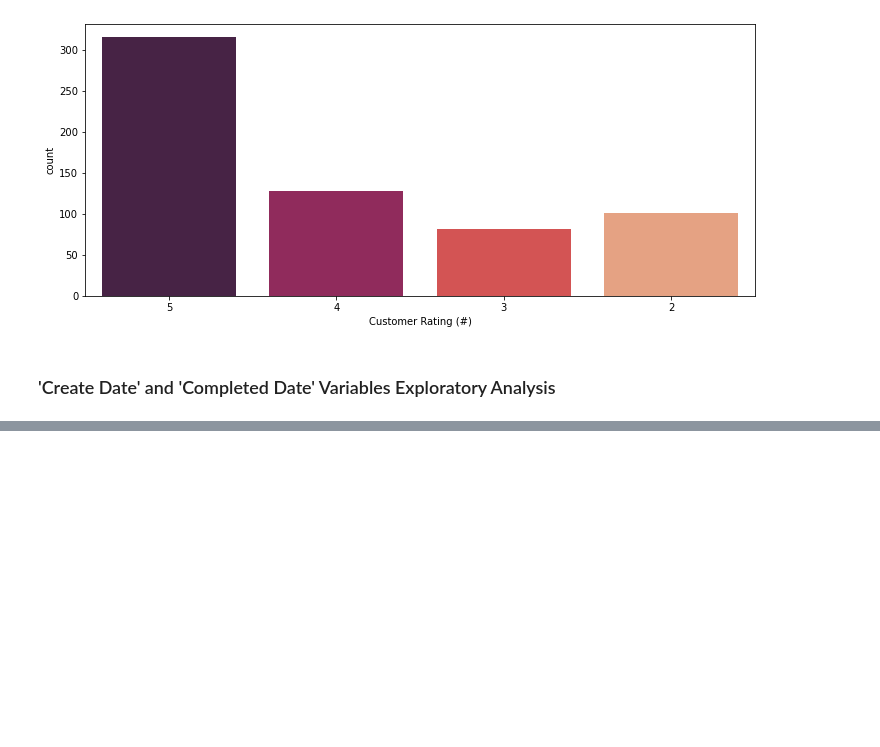
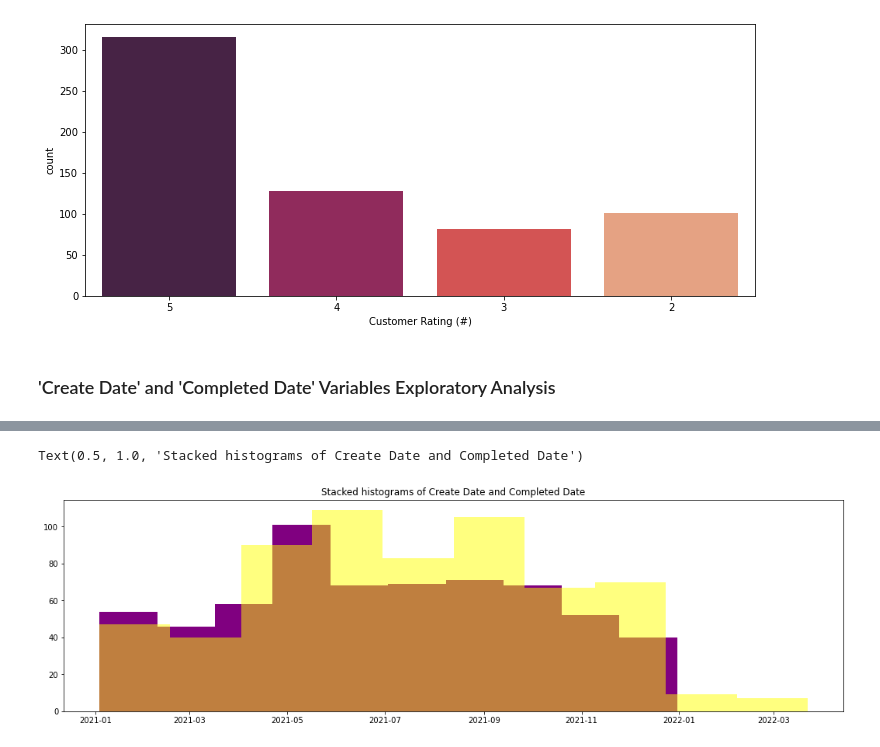
Before and after one commit to guiOsorio/Cybersecurity-Consulting-Viz, a Jupyter notebook: Analysis.ipynb, the cells around one changed output, grey strips where cells are left out. Cells and saved outputs as stored; diff of their text form; code cells hidden in the pictures; blank space fills up the shorter version.

```diff
--- a/Analysis.ipynb
+++ b/Analysis.ipynb
@@ -233,0 +340,11 @@ sns.countplot(data['Customer Rating (#)'], palette = 'rocket', order = [5,4,3,2]
+# %%
+# Set histograms on top of each other
+fig = plt.figure(figsize=(18,5))
+# 'Create Date' and 'Completed Date' stacked plots
+ax1 = fig.add_subplot()
+ax1.hist(data['Create Date'], color='purple')
+ax1.hist(data['Completed Date'], alpha = 0.5, color = 'yellow')
+ax1.set_title('Stacked histograms of Create Date and Completed Date')
+# %% [output]
+Text(0.5, 1.0, 'Stacked histograms of Create Date and Completed Date')
+[figure, added]
```
Also changed, not shown: parts of 17 cells of this notebook.
